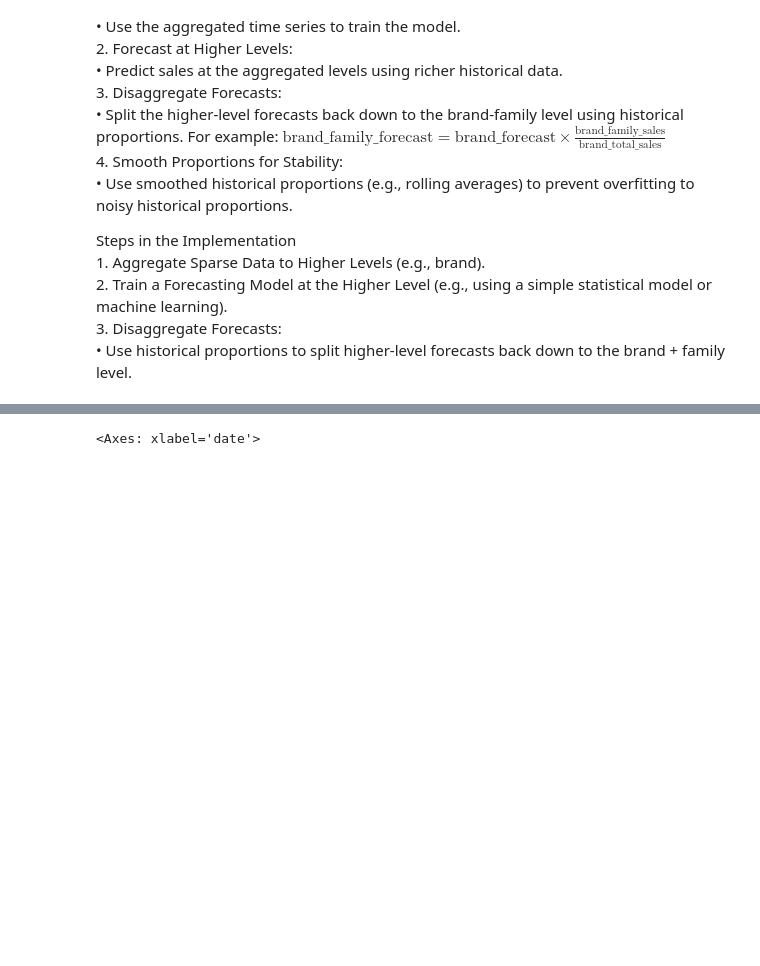
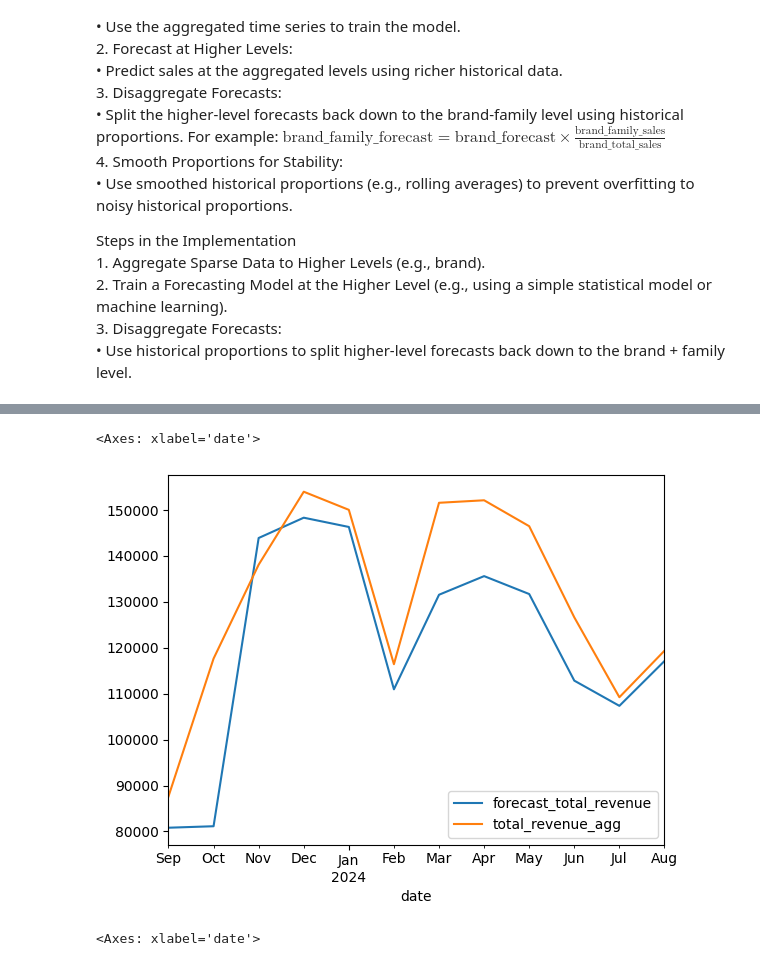
Before and after one commit to giarets/use_case_deporvillage, a Jupyter notebook: 5_model_hierarchical.ipynb, the cells around one changed output, grey strips where cells are left out. Drawn from its saved outputs; the diff is of its cells as text; code cells hidden in the pictures; blank space fills up the shorter version.

```diff
--- a/5_model_hierarchical.ipynb
+++ b/5_model_hierarchical.ipynb
@@ -110,3 +166,8 @@ df_predictions_agg = df_predictions_agg.merge(df_test_agg, on='date')
+# %%
+df_predictions_agg.set_index('date').sort_index().drop('month', axis=1).plot()
+# %% [output]
+<Axes: xlabel='date'>
+[figure, added]
 # %%
 df_predictions_agg.set_index('date').sort_index().drop('month', axis=1).plot()
 # %% [output]
```
Also changed, not shown: parts of 6 cells of this notebook, 6 other files.
